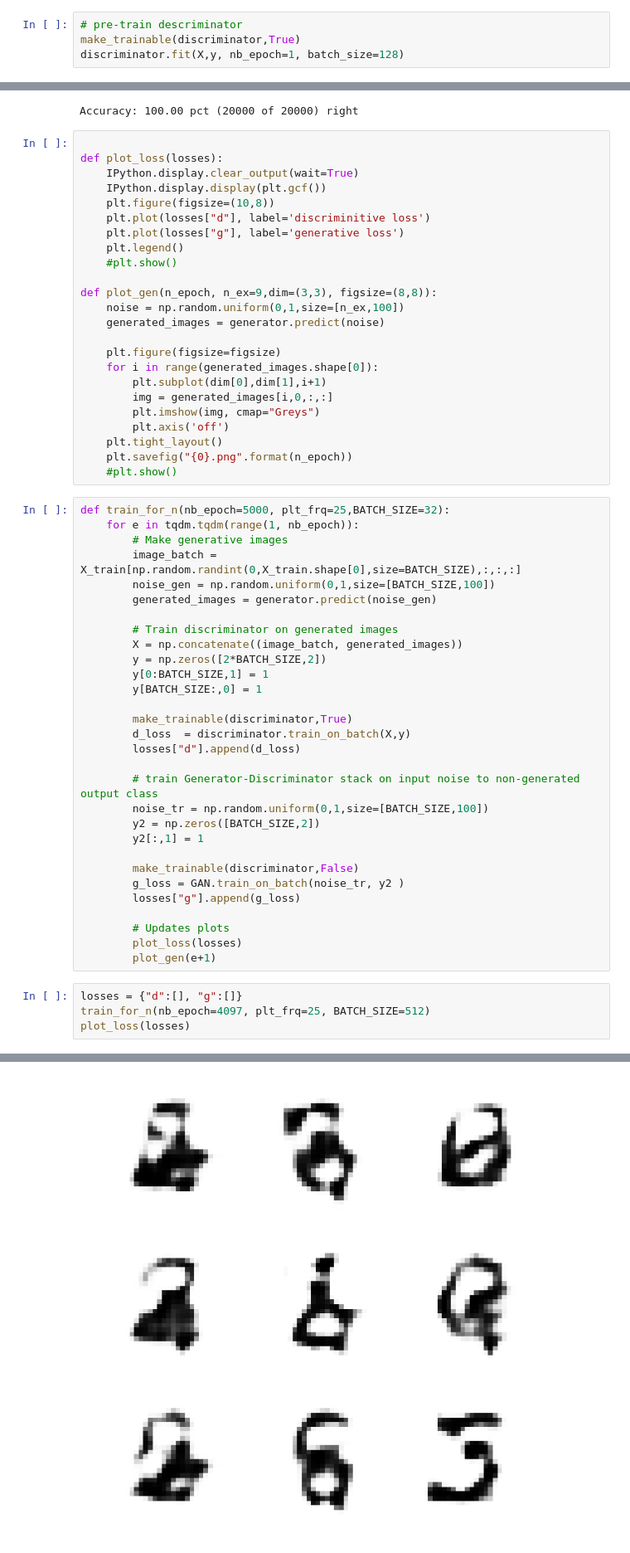
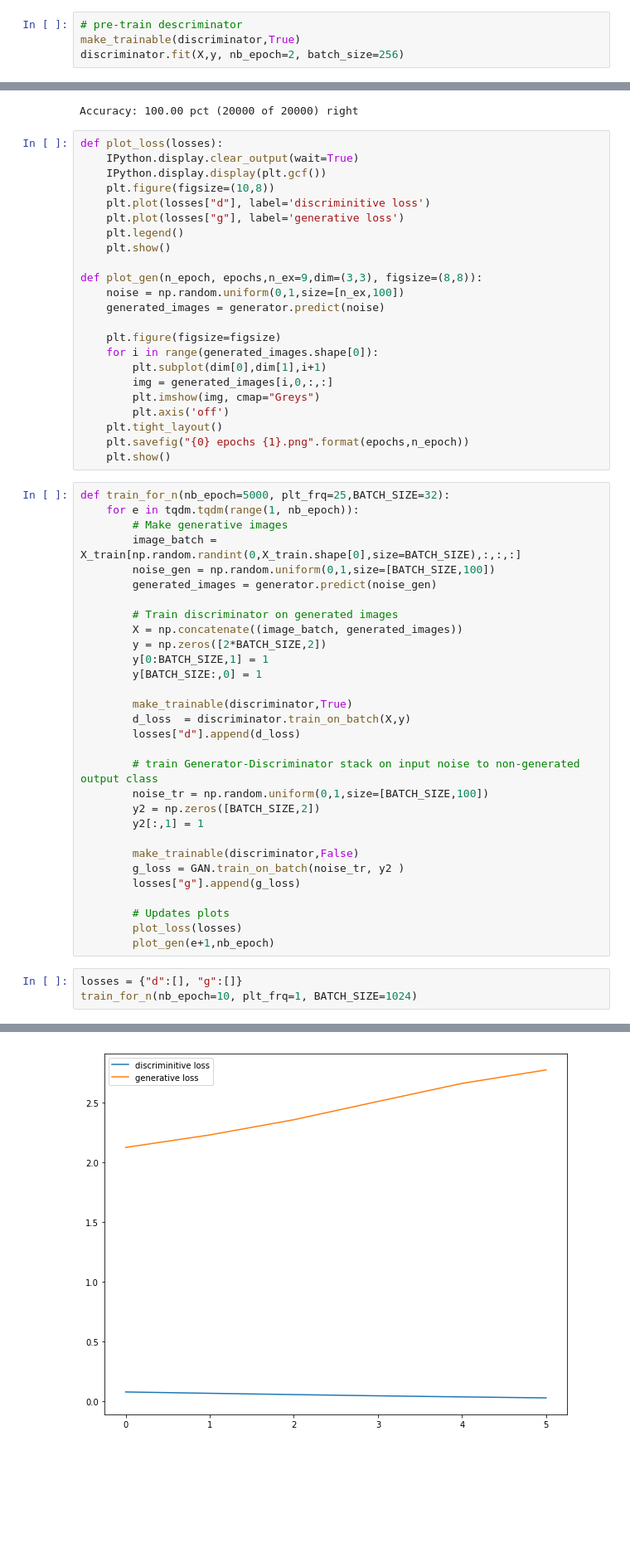
Before and after one commit to sk-g/MNISTGANTemp, a Jupyter notebook: MNIST GAN.ipynb, the cells around one changed output, grey strips where cells are left out. Shown: that part at 83% size. Drawn from its saved outputs; the diff is of its cells as text; blank space fills up the shorter version.

```diff
--- a/MNIST GAN.ipynb
+++ b/MNIST GAN.ipynb
@@ -162,5 +166,5 @@ generatd images
 # %%
 # pre-train descriminator
 make_trainable(discriminator,True)
-discriminator.fit(X,y, nb_epoch=1, batch_size=128)
+discriminator.fit(X,y, nb_epoch=2, batch_size=256)
 # %% [output]
@@ -179,7 +185,6 @@ print("Accuracy: %0.02f pct (%d of %d) right"%(acc, n_rig, n_tot))
 # %% [output]
 Accuracy: 100.00 pct (20000 of 20000) right
 # %%
-
 def plot_loss(losses):
     IPython.display.clear_output(wait=True)
     IPython.display.display(plt.gcf())
@@ -187,9 +192,9 @@ def plot_loss(losses):
     plt.plot(losses["d"], label='discriminitive loss')
     plt.plot(losses["g"], label='generative loss')
     plt.legend()
-    #plt.show()
+    plt.show()
 
-def plot_gen(n_epoch, n_ex=9,dim=(3,3), figsize=(8,8)):
+def plot_gen(n_epoch, epochs,n_ex=9,dim=(3,3), figsize=(8,8)):
     noise = np.random.uniform(0,1,size=[n_ex,100])
     generated_images = generator.predict(noise)
 
@@ -200,8 +205,8 @@ def plot_gen(n_epoch, n_ex=9,dim=(3,3), figsize=(8,8)):
         plt.imshow(img, cmap="Greys")
         plt.axis('off')
     plt.tight_layout()
-    plt.savefig("{0}.png".format(n_epoch))
-    #plt.show()
+    plt.savefig("{0} epochs {1}.png".format(epochs,n_epoch))
+    plt.show()
 # %%
 def train_for_n(nb_epoch=5000, plt_frq=25,BATCH_SIZE=32):
     for e in tqdm.tqdm(range(1, nb_epoch)):
@@ -231,9 +236,8 @@ def train_for_n(nb_epoch=5000, plt_frq=25,BATCH_SIZE=32):
 
         # Updates plots
         plot_loss(losses)
-        plot_gen(e+1)
+        plot_gen(e+1,nb_epoch)
 # %%
 losses = {"d":[], "g":[]}
-train_for_n(nb_epoch=4097, plt_frq=25, BATCH_SIZE=512)
-plot_loss(losses)
+train_for_n(nb_epoch=10, plt_frq=1, BATCH_SIZE=1024)
 # %% [output]
@@ -240 +246 @@ plot_loss(losses)
-[figure, old version]
+[figure, new version]
```
Also changed, not shown: parts of 6 cells of this notebook, 15 other files.
